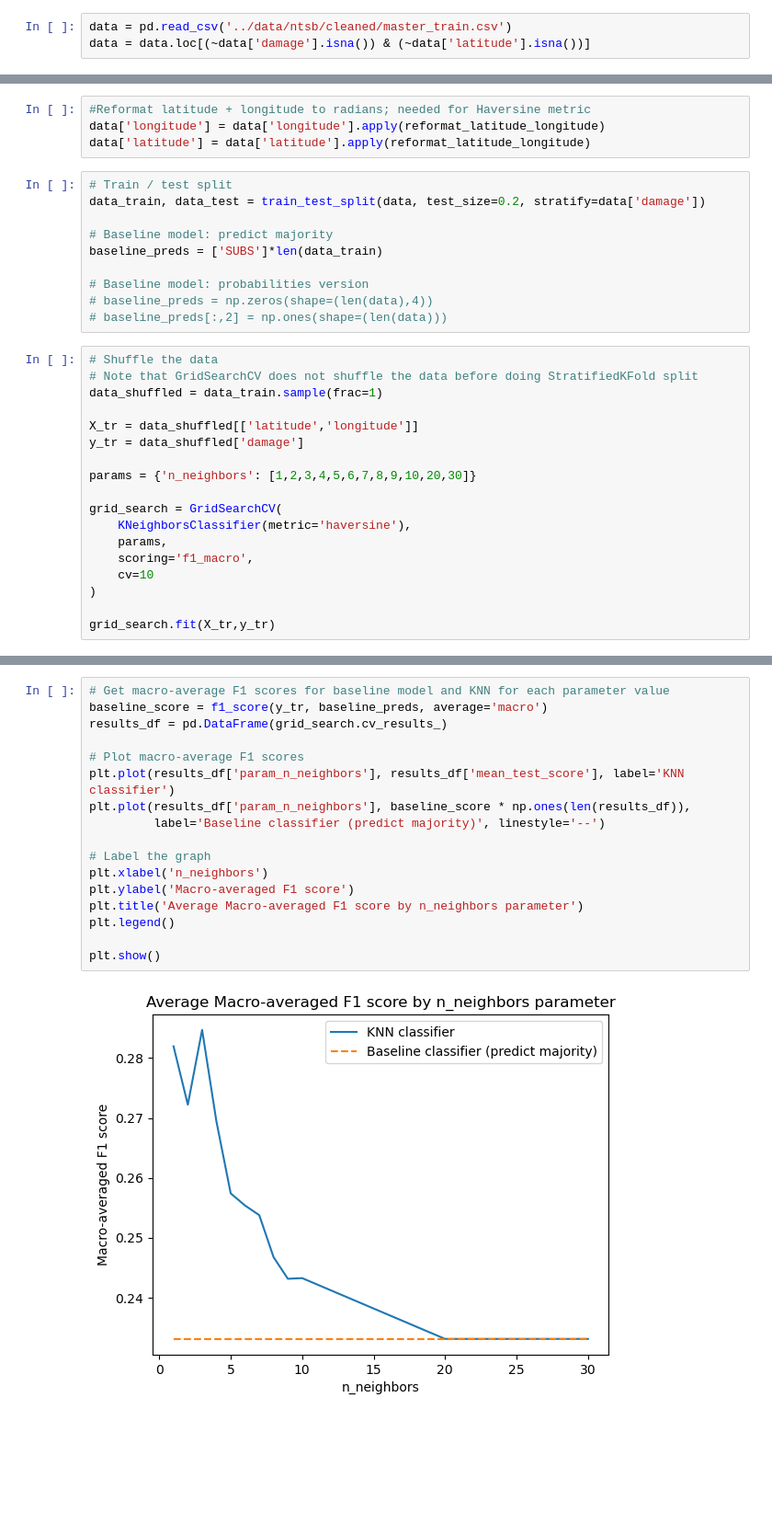
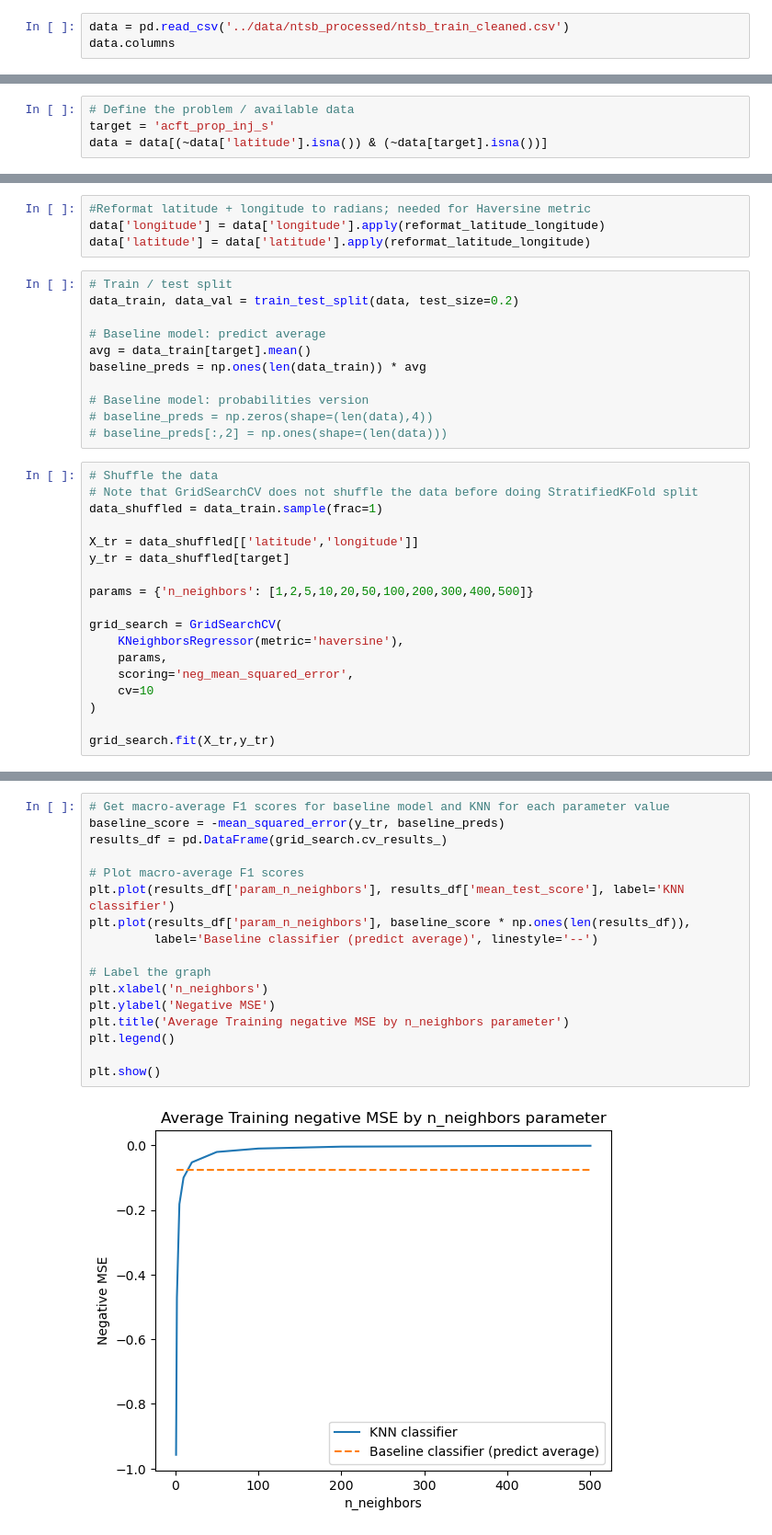
Before and after one commit to TheErdosInstitute-Summer2025-Project/aviation-project, a Jupyter notebook: jupyter-notebooks/knn-longitude-latitude-damage.ipynb, the cells around one changed output, grey strips where cells are left out. Shown: that part at 92% size. Drawn from its saved outputs; the diff is of its cells as text; blank space fills up the shorter version.

```diff
--- a/jupyter-notebooks/knn-longitude-latitude-damage.ipynb
+++ b/jupyter-notebooks/knn-longitude-latitude-damage.ipynb
@@ -12,3 +12,3 @@ from sklearn.metrics import confusion_matrix, f1_score
 # %%
-data = pd.read_csv('../data/ntsb/cleaned/master_train.csv')
-data = data.loc[(~data['damage'].isna()) & (~data['latitude'].isna())]
+data = pd.read_csv('../data/ntsb_processed/ntsb_train_cleaned.csv')
+data.columns
@@ -15,3 +33,7 @@ data = data.loc[(~data['damage'].isna()) & (~data['latitude'].isna())]
+# %%
+# Define the problem / available data
+target = 'acft_prop_inj_s'
+data = data[(~data['latitude'].isna()) & (~data[target].isna())]
 # %%
 def reformat_latitude_longitude(str):
     '''
@@ -33,10 +55,11 @@ data['longitude'] = data['longitude'].apply(reformat_latitude_longitude)
 data['latitude'] = data['latitude'].apply(reformat_latitude_longitude)
 # %%
 # Train / test split
-data_train, data_test = train_test_split(data, test_size=0.2, stratify=data['damage'])
+data_train, data_val = train_test_split(data, test_size=0.2)
 
-# Baseline model: predict majority
-baseline_preds = ['SUBS']*len(data_train)
+# Baseline model: predict average
+avg = data_train[target].mean()
+baseline_preds = np.ones(len(data_train)) * avg
 
 # Baseline model: probabilities version
 # baseline_preds = np.zeros(shape=(len(data),4))
@@ -47,14 +70,14 @@ baseline_preds = ['SUBS']*len(data_train)
 data_shuffled = data_train.sample(frac=1)
 
 X_tr = data_shuffled[['latitude','longitude']]
-y_tr = data_shuffled['damage']
+y_tr = data_shuffled[target]
 
-params = {'n_neighbors': [1,2,3,4,5,6,7,8,9,10,20,30]}
+params = {'n_neighbors': [1,2,5,10,20,50,100,200,300,400,500]}
 
 grid_search = GridSearchCV(
-    KNeighborsClassifier(metric='haversine'),
+    KNeighborsRegressor(metric='haversine'),
     params,
-    scoring='f1_macro',
+    scoring='neg_mean_squared_error',
     cv=10
 )
 
@@ -67,19 +89,19 @@ GridSearchCV(cv=10, estimator=KNeighborsClassifier(metric='haversine'),
 # %%
 # Get macro-average F1 scores for baseline model and KNN for each parameter value
-baseline_score = f1_score(y_tr, baseline_preds, average='macro')
+baseline_score = -mean_squared_error(y_tr, baseline_preds)
 results_df = pd.DataFrame(grid_search.cv_results_)
 
 # Plot macro-average F1 scores
 plt.plot(results_df['param_n_neighbors'], results_df['mean_test_score'], label='KNN classifier')
 plt.plot(results_df['param_n_neighbors'], baseline_score * np.ones(len(results_df)),
-         label='Baseline classifier (predict majority)', linestyle='--')
+         label='Baseline classifier (predict average)', linestyle='--')
 
 # Label the graph
 plt.xlabel('n_neighbors')
-plt.ylabel('Macro-averaged F1 score')
-plt.title('Average Macro-averaged F1 score by n_neighbors parameter')
+plt.ylabel('Negative MSE')
+plt.title('Average Training negative MSE by n_neighbors parameter')
 plt.legend()
 
 plt.show()
 # %% [output]
-[figure, old version]
+[figure, new version]
```
Also changed, not shown: parts of 8 cells of this notebook, 6 other files.
